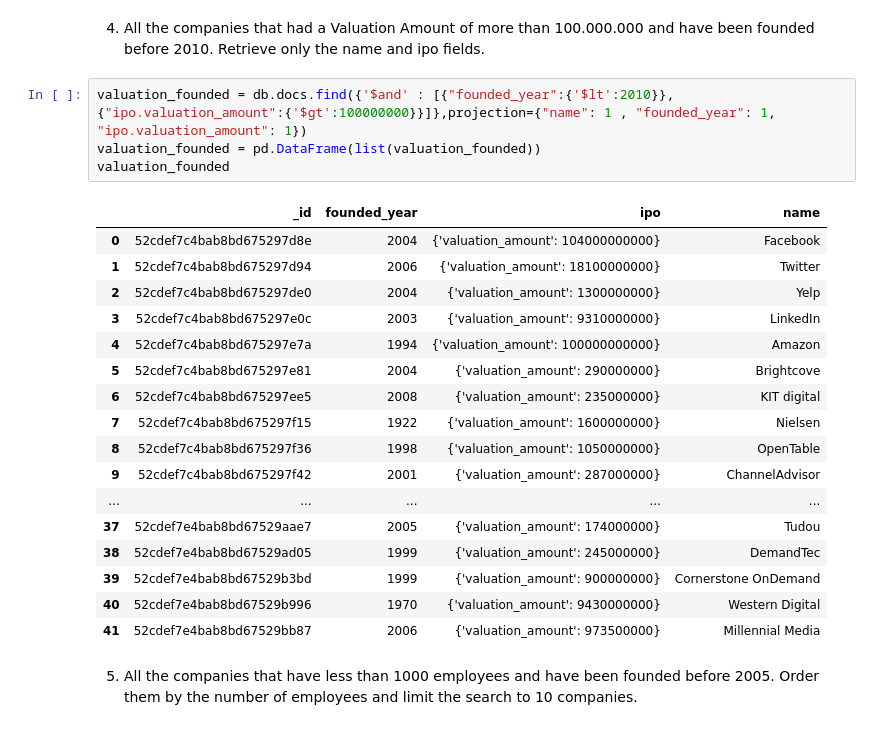
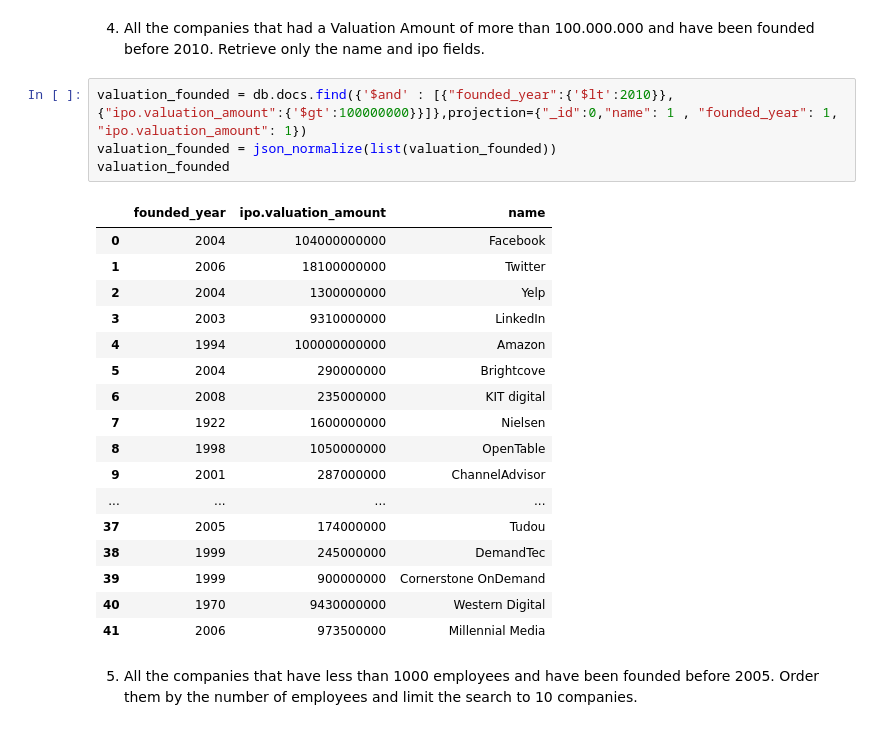
Before and after one commit to marisfont/madrid-oct-2018, a Jupyter notebook: module-2/lab-mongo/your-code.ipynb, the cells around one changed output. Cells and saved outputs as stored; diff of their text form.

```diff
--- a/module-2/lab-mongo/your-code.ipynb
+++ b/module-2/lab-mongo/your-code.ipynb
@@ -81,27 +72,27 @@ founded_2000_2005
 # %% [markdown]
 4. All the companies that had a Valuation Amount of more than 100.000.000 and have been founded before 2010. Retrieve only the name and ipo fields.
 # %%
-valuation_founded = db.docs.find({'$and' : [{"founded_year":{'$lt':2010}}, {"ipo.valuation_amount":{'$gt':100000000}}]},projection={"name": 1 , "founded_year": 1, "ipo.valuation_amount": 1})
-valuation_founded = pd.DataFrame(list(valuation_founded))
+valuation_founded = db.docs.find({'$and' : [{"founded_year":{'$lt':2010}}, {"ipo.valuation_amount":{'$gt':100000000}}]},projection={"_id":0,"name": 1 , "founded_year": 1, "ipo.valuation_amount": 1})
+valuation_founded = json_normalize(list(valuation_founded))
 valuation_founded
 # %% [output]
-|  | _id | founded_year | ipo | name |
-| 0 | 52cdef7c4bab8bd675297d8e | 2004 | {'valuation_amount': 104000000000} | Facebook |
-| 1 | 52cdef7c4bab8bd675297d94 | 2006 | {'valuation_amount': 18100000000} | Twitter |
-| 2 | 52cdef7c4bab8bd675297de0 | 2004 | {'valuation_amount': 1300000000} | Yelp |
-| 3 | 52cdef7c4bab8bd675297e0c | 2003 | {'valuation_amount': 9310000000} | LinkedIn |
-| 4 | 52cdef7c4bab8bd675297e7a | 1994 | {'valuation_amount': 100000000000} | Amazon |
-| 5 | 52cdef7c4bab8bd675297e81 | 2004 | {'valuation_amount': 290000000} | Brightcove |
-| 6 | 52cdef7c4bab8bd675297ee5 | 2008 | {'valuation_amount': 235000000} | KIT digital |
-| 7 | 52cdef7c4bab8bd675297f15 | 1922 | {'valuation_amount': 1600000000} | Nielsen |
-| 8 | 52cdef7c4bab8bd675297f36 | 1998 | {'valuation_amount': 1050000000} | OpenTable |
-| 9 | 52cdef7c4bab8bd675297f42 | 2001 | {'valuation_amount': 287000000} | ChannelAdvisor |
-| ... | ... | ... | ... | ... |
-| 37 | 52cdef7e4bab8bd67529aae7 | 2005 | {'valuation_amount': 174000000} | Tudou |
-| 38 | 52cdef7e4bab8bd67529ad05 | 1999 | {'valuation_amount': 245000000} | DemandTec |
-| 39 | 52cdef7e4bab8bd67529b3bd | 1999 | {'valuation_amount': 900000000} | Cornerstone OnDemand |
-| 40 | 52cdef7e4bab8bd67529b996 | 1970 | {'valuation_amount': 9430000000} | Western Digital |
-| 41 | 52cdef7e4bab8bd67529bb87 | 2006 | {'valuation_amount': 973500000} | Millennial Media |
+|  | founded_year | ipo.valuation_amount | name |
+| 0 | 2004 | 104000000000 | Facebook |
+| 1 | 2006 | 18100000000 | Twitter |
+| 2 | 2004 | 1300000000 | Yelp |
+| 3 | 2003 | 9310000000 | LinkedIn |
+| 4 | 1994 | 100000000000 | Amazon |
+| 5 | 2004 | 290000000 | Brightcove |
+| 6 | 2008 | 235000000 | KIT digital |
+| 7 | 1922 | 1600000000 | Nielsen |
+| 8 | 1998 | 1050000000 | OpenTable |
+| 9 | 2001 | 287000000 | ChannelAdvisor |
+| ... | ... | ... | ... |
+| 37 | 2005 | 174000000 | Tudou |
+| 38 | 1999 | 245000000 | DemandTec |
+| 39 | 1999 | 900000000 | Cornerstone OnDemand |
+| 40 | 1970 | 9430000000 | Western Digital |
+| 41 | 2006 | 973500000 | Millennial Media |
 # %% [markdown]
 5. All the companies that have less than 1000 employees and have been founded before 2005. Order them by the number of employees and limit the search to 10 companies.
 # %%
```
Also changed, not shown: parts of 21 cells of this notebook.
